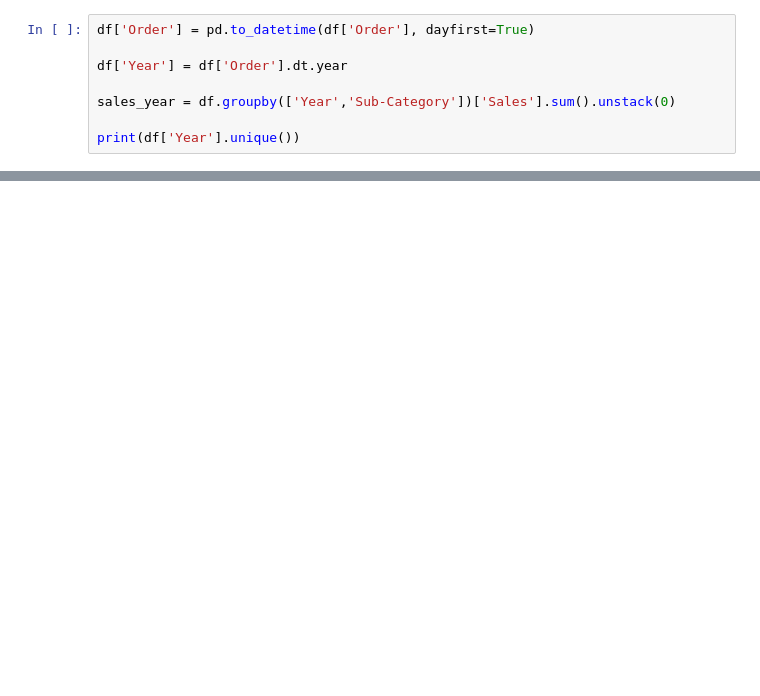
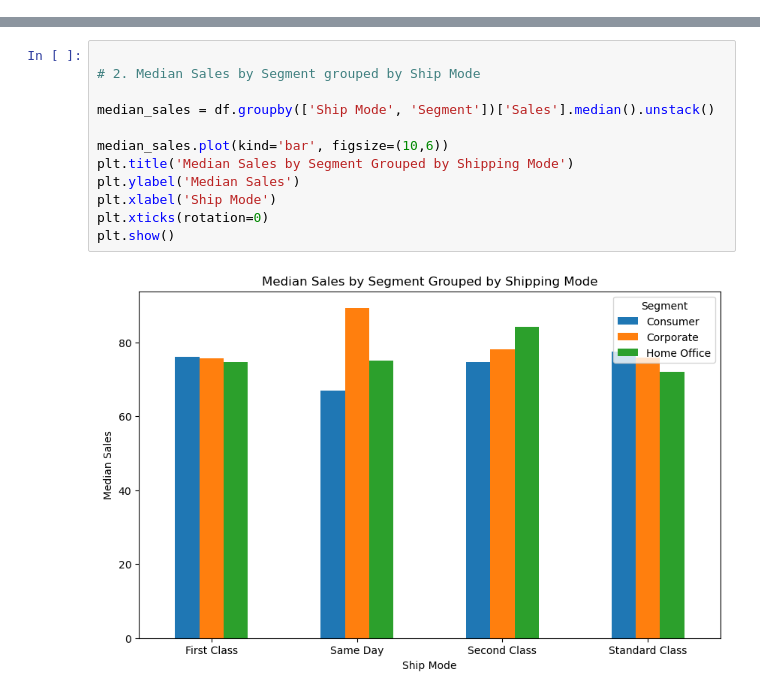
Before and after one commit to dasrajdeep86-tech/PROJET-GLOBAL, a Jupyter notebook: 241001105038.ipynb, the cells around one changed output, grey strips where cells are left out. Saved outputs shown, nothing was run; the diff lists cells and outputs as text; blank space fills up the shorter version.

```diff
--- a/241001105038.ipynb
+++ b/241001105038.ipynb
@@ -83,8 +21,0 @@ Order
-# %%
-df['Order'] = pd.to_datetime(df['Order'], dayfirst=True)
-
-df['Year'] = df['Order'].dt.year
-
-sales_year = df.groupby(['Year','Sub-Category'])['Sales'].sum().unstack(0)
-
-print(df['Year'].unique())
@@ -175,0 +55,14 @@ Linear Regression and Time Series Analysis provided useful business insights.
+# %%
+
+# 2. Median Sales by Segment grouped by Ship Mode
+
+median_sales = df.groupby(['Ship Mode', 'Segment'])['Sales'].median().unstack()
+
+median_sales.plot(kind='bar', figsize=(10,6))
+plt.title('Median Sales by Segment Grouped by Shipping Mode')
+plt.ylabel('Median Sales')
+plt.xlabel('Ship Mode')
+plt.xticks(rotation=0)
+plt.show()
+# %% [output]
+[figure, added]
```
Also changed, not shown: parts of 13 cells of this notebook, 1 other file.
